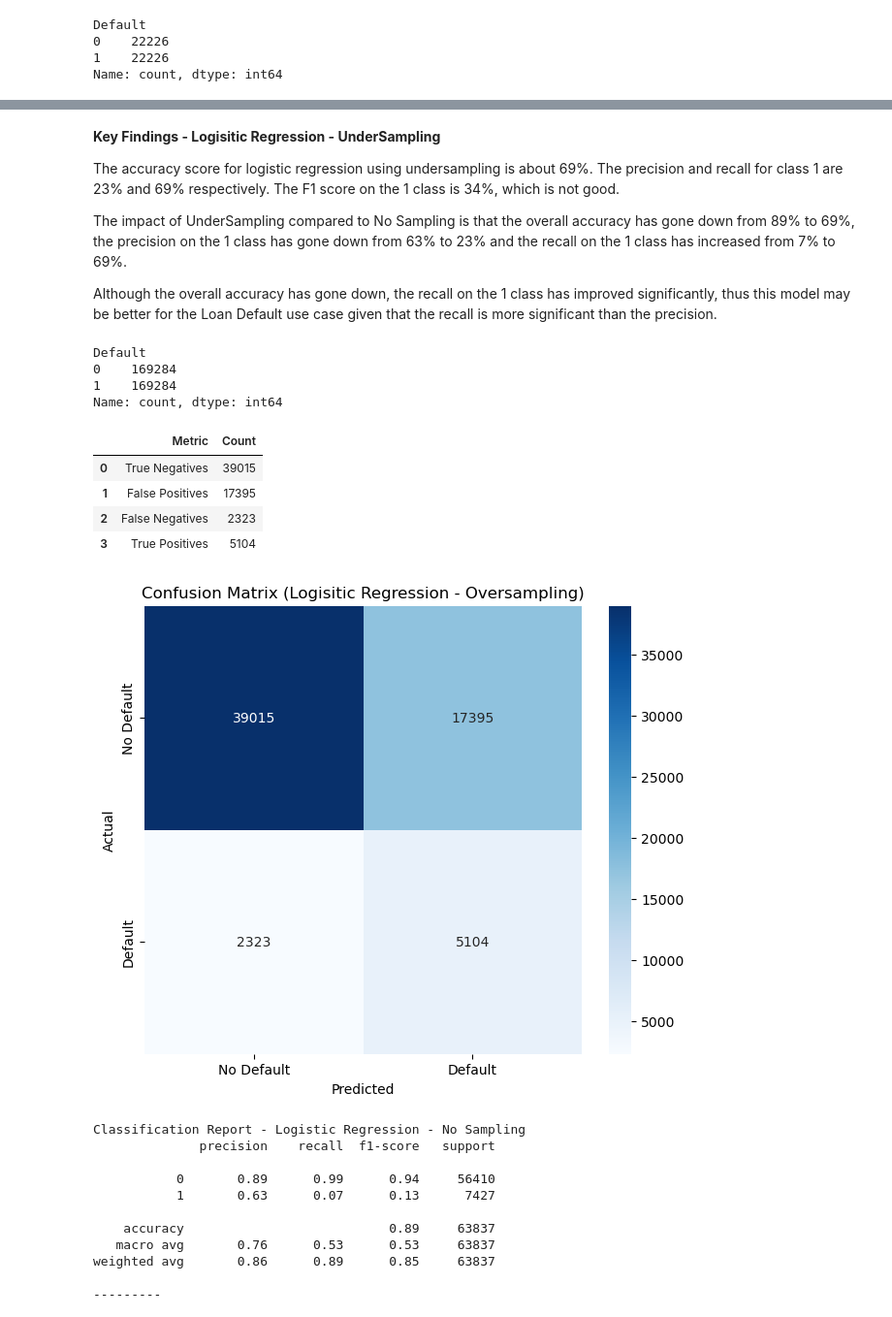
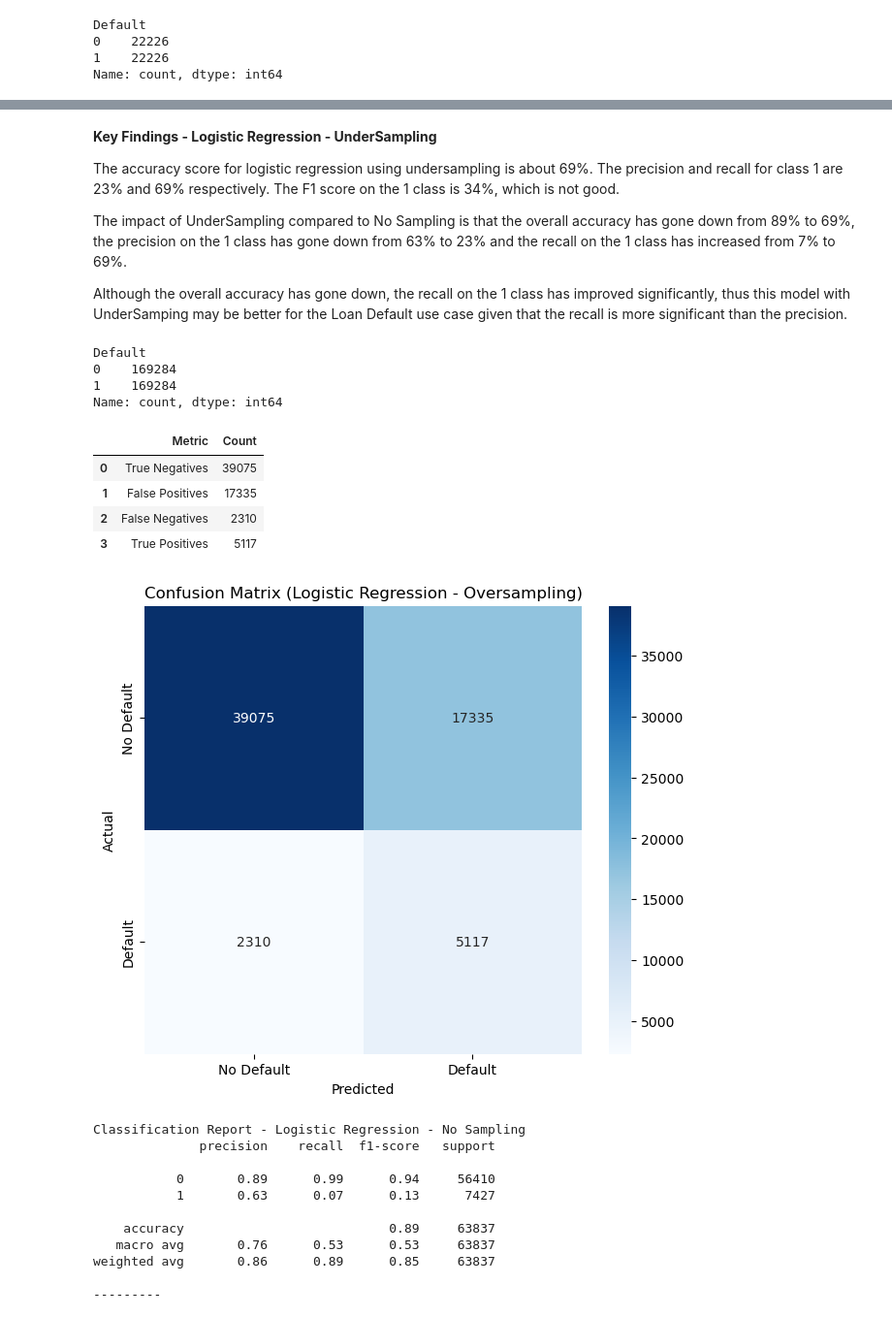
Before and after one commit to wrdhall3/loan-default-project, a Jupyter notebook: loan_default_project.ipynb, the cells around one changed output, grey strips where cells are left out. Shown at 97% size. Drawn from its saved outputs; the diff is of its cells as text; code cells hidden in the pictures.

```diff
--- a/loan_default_project.ipynb
+++ b/loan_default_project.ipynb
@@ -579,7 +579,7 @@ def encode_categorical(X_data):
     encode_has_cosigner_df = pd.DataFrame(encode_has_cosigner.transform(X_data['HasCoSigner'].values.reshape(-1, 1)), columns=has_cosigner_feature_names)
 
     # Concat all dfs together
-    dfs = [X_data_numeric, employment_type_encoded_df, has_mortgage_encoded_df, has_dependents_encoded_df, loan_purpose_encoded_df, encode_has_cosigner_df ]
+    dfs = [X_data_numeric, employment_type_encoded_df, marital_status_encoded_df, has_mortgage_encoded_df, has_dependents_encoded_df, loan_purpose_encoded_df, encode_has_cosigner_df ]
     X_data_encoded = pd.concat(dfs, axis=1)
 
     # Add single column encoders
@@ -809,13 +853,13 @@ Classification Report - Logistic Regression - Undersampled Data
    macro avg       0.59      0.69      0.57     63837
 weighted avg       0.86      0.69      0.75     63837
 # %% [markdown]
-**Key Findings - Logisitic Regression - UnderSampling**
+**Key Findings - Logistic Regression - UnderSampling**
 
 The accuracy score for logistic regression using undersampling is about 69%.  The precision and recall for class 1 are 23% and 69% respectively.  The F1 score on the 1 class is 34%, which is not good.
 
 The impact of UnderSampling compared to No Sampling is that the overall accuracy has gone down from 89% to 69%, the precision on the 1 class has gone down from 63% to 23% and the recall on the 1 class has increased from 7% to 69%.
 
-Although the overall accuracy has gone down, the recall on the 1 class has improved significantly, thus this model may be better for the Loan Default use case given that the recall is more significant than the precision.
+Although the overall accuracy has gone down, the recall on the 1 class has improved significantly, thus this model with UnderSamping may be better for the Loan Default use case given that the recall is more significant than the precision.
 # %%
 # Instantiate a RandomOversampler instance
 ros = RandomOverSampler(random_state=1)
@@ -831,7 +875,7 @@ Default
 1    169284
 Name: count, dtype: int64
 # %%
-logistic_regression_model_oversampled = LogisticRegression(max_iter=1000)
+logistic_regression_model_oversampled = LogisticRegression(random_state=42, max_iter=1000)
 # %%
 lr_model_oversampled = logistic_regression_model_oversampled.fit(X_oversampled, y_oversampled)
 # %%
@@ -839,14 +883,14 @@ lr_model_oversampled = logistic_regression_model_oversampled.fit(X_oversampled,
 y_pred_oversampled = lr_model_oversampled.predict(X_test_encoded)
 # %%
 #confusion matrix with logistic regression and undersamping
-display_confusion_matrix(y_test, y_pred_oversampled, "Logisitic Regression - Oversampling")
+display_confusion_matrix(y_test, y_pred_oversampled, "Logistic Regression - Oversampling")
 # %% [output]
 |  | Metric | Count |
-| 0 | True Negatives | 39015 |
-| 1 | False Positives | 17395 |
-| 2 | False Negatives | 2323 |
-| 3 | True Positives | 5104 |
+| 0 | True Negatives | 39075 |
+| 1 | False Positives | 17335 |
+| 2 | False Negatives | 2310 |
+| 3 | True Positives | 5117 |
-[figure, old version]
+[figure, new version]
 # %%
 # Print classification reports
 print(f"Classification Report - Logistic Regression - No Sampling")
```
Also changed, not shown: parts of 122 cells of this notebook.
